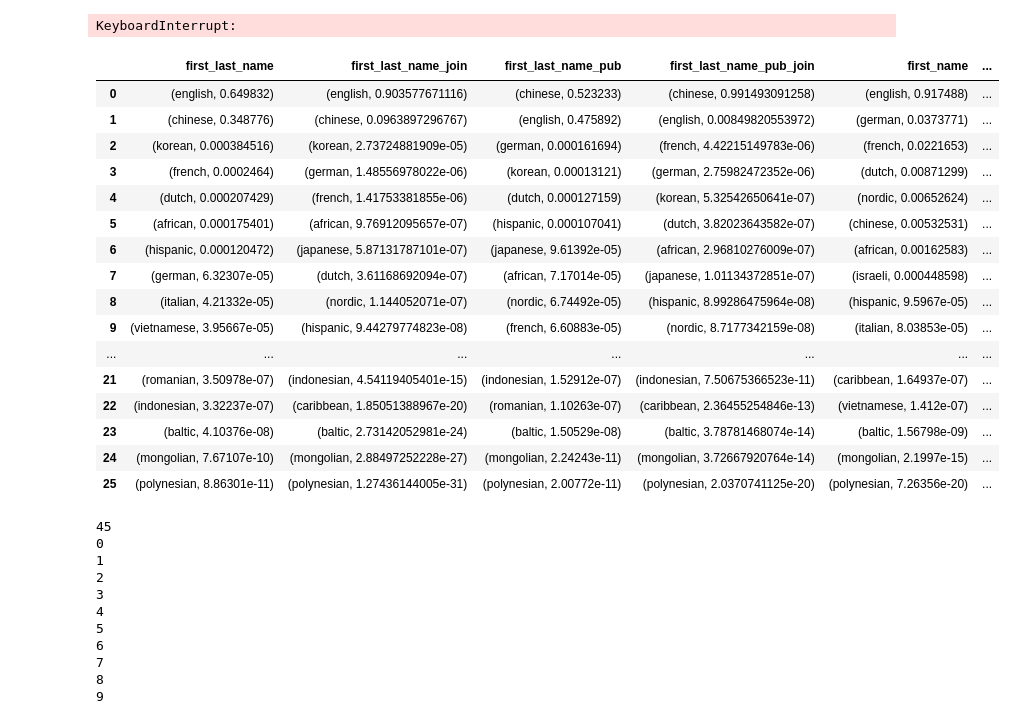
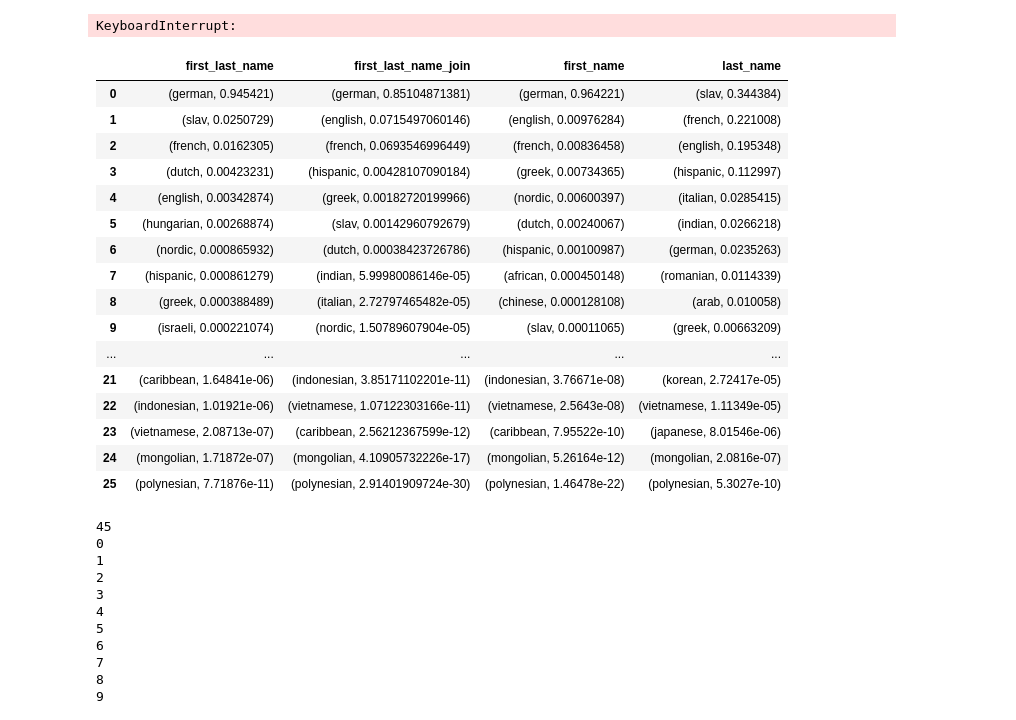
Before and after one commit to nikolausn/is592-word-embedding-dnn, a Jupyter notebook: ethnicity-dnn-experiment-week05-bigram-integration-lstm-full-embedding.ipynb, the cells around one changed output. Drawn from its saved outputs; the diff is of its cells as text; code cells hidden in the pictures.

```diff
--- a/ethnicity-dnn-experiment-week05-bigram-integration-lstm-full-embedding.ipynb
+++ b/ethnicity-dnn-experiment-week05-bigram-integration-lstm-full-embedding.ipynb
@@ -629,7 +633,7 @@ batch 69
 Epoch 1/1
 KeyboardInterrupt:
 # %%
-index = ["first_name","last_name","first_name_pub","last_name_pub","first_last_name","first_last_name_pub"]
+index = ["first_name","last_name","first_name_pub","last_name_pub","first_last_name","first_last_name_pub","first_pub_last_name_join","last_pub_first_name_join"]
 
 def trans_name(name):
     name = name.lower()
@@ -673,7 +677,7 @@ def predict_ethnicity(fname="",lname="",pub=""):
         p_type = 5
 
     outputs = {}
-    outputs[0] = ["first_last_name","first_last_name_join","first_last_name_pub","first_last_name_pub_join","first_name","first_name_pub","last_name","last_name_pub"]
+    outputs[0] = ["first_last_name","first_last_name_join","first_last_name_pub","first_name","first_name_pub","last_name","last_name_pub","first_pub_last_name_join","last_pub_first_name_join"]
     outputs[1] = ["first_name"]
     outputs[2] = ["first_name","first_name_pub"]
     outputs[3] = ["last_name"]
@@ -698,26 +702,47 @@ def predict_ethnicity(fname="",lname="",pub=""):
     # first name last name join prob
     join_result = {}
     join_result_pub = {}
+    join_result_first_pub_last = {}
+    join_result_last_pub_first = {}
     total = 0
     total_pub = 0
+    total_first_pub_last = 0
+    total_last_pub_first = 0
+
     for eth in ethnic_keys:
         join = p_fname[eth] * p_lname[eth]
         join_pub = p_fname_pub[eth] * p_lname_pub[eth]
+        join_first_pub_last = p_fname_pub[eth] * p_lname[eth]
+        join_last_pub_first = p_fname[eth] * p_lname_pub[eth]
         join_result[eth] = join
         join_result_pub[eth] = join_pub
+        join_result_first_pub_last[eth] = join_first_pub_last
+        join_result_last_pub_first[eth] = join_last_pub_first
         total += join
         total_pub += join_pub
+        total_first_pub_last += join_first_pub_last
+        total_last_pub_first += join_last_pub_first
+
     # normalize
     join_result_list = []
     join_pub_result_list = []
+    join_first_pub_last_result_list = []
+    join_last_pub_first_result_list = []
     for eth in ethnic_keys:
         join_result_list.append((eth,join_result[eth] / total))
         join_pub_result_list.append((eth,join_result_pub[eth]/total_pub))
+        join_first_pub_last_result_list.append((eth,join_result_first_pub_last[eth]/total_first_pub_last))
+        join_last_pub_first_result_list.append((eth,join_result_last_pub_first[eth]/total_last_pub_first))
 
     join_result_list = sorted(join_result_list, key=lambda x:x[1])[::-1]
     join_pub_result_list = sorted(join_pub_result_list, key=lambda x:x[1])[::-1]
+    join_first_pub_last_result_list = sorted(join_first_pub_last_result_list, key=lambda x:x[1])[::-1]
+    join_last_pub_first_result_list = sorted(join_last_pub_first_result_list, key=lambda x:x[1])[::-1]
+
     return_item["first_last_name_join"] = join_result_list
     return_item["first_last_name_pub_join"] = join_pub_result_list
+    return_item["first_pub_last_name_join"] = join_first_pub_last_result_list
+    return_item["last_pub_first_name_join"] = join_last_pub_first_result_list
 
     rendered_return = {}
     # render the output
@@ -726,29 +751,29 @@ def predict_ethnicity(fname="",lname="",pub=""):
 
     return rendered_return
 # %%
-test = predict_ethnicity('philip','yu','china')
+test = predict_ethnicity('nikolaus','parulian','')
 pd.DataFrame(test)
 #trans_name('Nikolaus')
 #x = [(1,2,3),(2,3,4),(2,1,3)]
 #sorted(x,key=lambda x: x[1])[::-1]
 # %% [output]
-|  | first_last_name | first_last_name_join | first_last_name_pub | first_last_name_pub_join | first_name | ... |
-| 0 | (english, 0.649832) | (english, 0.903577671116) | (chinese, 0.523233) | (chinese, 0.991493091258) | (english, 0.917488) | ... |
-| 1 | (chinese, 0.348776) | (chinese, 0.0963897296767) | (english, 0.475892) | (english, 0.00849820553972) | (german, 0.0373771) | ... |
-| 2 | (korean, 0.000384516) | (korean, 2.73724881909e-05) | (german, 0.000161694) | (french, 4.42215149783e-06) | (french, 0.0221653) | ... |
-| 3 | (french, 0.0002464) | (german, 1.48556978022e-06) | (korean, 0.00013121) | (german, 2.75982472352e-06) | (dutch, 0.00871299) | ... |
-| 4 | (dutch, 0.000207429) | (french, 1.41753381855e-06) | (dutch, 0.000127159) | (korean, 5.32542650641e-07) | (nordic, 0.00652624) | ... |
-| 5 | (african, 0.000175401) | (african, 9.76912095657e-07) | (hispanic, 0.000107041) | (dutch, 3.82023643582e-07) | (chinese, 0.00532531) | ... |
-| 6 | (hispanic, 0.000120472) | (japanese, 5.87131787101e-07) | (japanese, 9.61392e-05) | (african, 2.96810276009e-07) | (african, 0.00162583) | ... |
-| 7 | (german, 6.32307e-05) | (dutch, 3.61168692094e-07) | (african, 7.17014e-05) | (japanese, 1.01134372851e-07) | (israeli, 0.000448598) | ... |
-| 8 | (italian, 4.21332e-05) | (nordic, 1.144052071e-07) | (nordic, 6.74492e-05) | (hispanic, 8.99286475964e-08) | (hispanic, 9.5967e-05) | ... |
-| 9 | (vietnamese, 3.95667e-05) | (hispanic, 9.44279774823e-08) | (french, 6.60883e-05) | (nordic, 8.7177342159e-08) | (italian, 8.03853e-05) | ... |
-| ... | ... | ... | ... | ... | ... | ... |
-| 21 | (romanian, 3.50978e-07) | (indonesian, 4.54119405401e-15) | (indonesian, 1.52912e-07) | (indonesian, 7.50675366523e-11) | (caribbean, 1.64937e-07) | ... |
-| 22 | (indonesian, 3.32237e-07) | (caribbean, 1.85051388967e-20) | (romanian, 1.10263e-07) | (caribbean, 2.36455254846e-13) | (vietnamese, 1.412e-07) | ... |
-| 23 | (baltic, 4.10376e-08) | (baltic, 2.73142052981e-24) | (baltic, 1.50529e-08) | (baltic, 3.78781468074e-14) | (baltic, 1.56798e-09) | ... |
-| 24 | (mongolian, 7.67107e-10) | (mongolian, 2.88497252228e-27) | (mongolian, 2.24243e-11) | (mongolian, 3.72667920764e-14) | (mongolian, 2.1997e-15) | ... |
-| 25 | (polynesian, 8.86301e-11) | (polynesian, 1.27436144005e-31) | (polynesian, 2.00772e-11) | (polynesian, 2.0370741125e-20) | (polynesian, 7.26356e-20) | ... |
+|  | first_last_name | first_last_name_join | first_name | last_name |
+| 0 | (german, 0.945421) | (german, 0.85104871381) | (german, 0.964221) | (slav, 0.344384) |
+| 1 | (slav, 0.0250729) | (english, 0.0715497060146) | (english, 0.00976284) | (french, 0.221008) |
+| 2 | (french, 0.0162305) | (french, 0.0693546996449) | (french, 0.00836458) | (english, 0.195348) |
+| 3 | (dutch, 0.00423231) | (hispanic, 0.00428107090184) | (greek, 0.00734365) | (hispanic, 0.112997) |
+| 4 | (english, 0.00342874) | (greek, 0.00182720199966) | (nordic, 0.00600397) | (italian, 0.0285415) |
+| 5 | (hungarian, 0.00268874) | (slav, 0.00142960792679) | (dutch, 0.00240067) | (indian, 0.0266218) |
+| 6 | (nordic, 0.000865932) | (dutch, 0.00038423726786) | (hispanic, 0.00100987) | (german, 0.0235263) |
+| 7 | (hispanic, 0.000861279) | (indian, 5.99980086146e-05) | (african, 0.000450148) | (romanian, 0.0114339) |
+| 8 | (greek, 0.000388489) | (italian, 2.72797465482e-05) | (chinese, 0.000128108) | (arab, 0.010058) |
+| 9 | (israeli, 0.000221074) | (nordic, 1.50789607904e-05) | (slav, 0.00011065) | (greek, 0.00663209) |
+| ... | ... | ... | ... | ... |
+| 21 | (caribbean, 1.64841e-06) | (indonesian, 3.85171102201e-11) | (indonesian, 3.76671e-08) | (korean, 2.72417e-05) |
+| 22 | (indonesian, 1.01921e-06) | (vietnamese, 1.07122303166e-11) | (vietnamese, 2.5643e-08) | (vietnamese, 1.11349e-05) |
+| 23 | (vietnamese, 2.08713e-07) | (caribbean, 2.56212367599e-12) | (caribbean, 7.95522e-10) | (japanese, 8.01546e-06) |
+| 24 | (mongolian, 1.71872e-07) | (mongolian, 4.10905732226e-17) | (mongolian, 5.26164e-12) | (mongolian, 2.0816e-07) |
+| 25 | (polynesian, 7.71876e-11) | (polynesian, 2.91401909724e-30) | (polynesian, 1.46478e-22) | (polynesian, 5.3027e-10) |
 # %%
 # store the predictions probabilities, predictions and labels
 def evaluate_probs(firstX, lastX, pub_series, testY, testIndex, mini_batch_size=20000):
```
Also changed, not shown: parts of 15 cells of this notebook, 13 other files.
